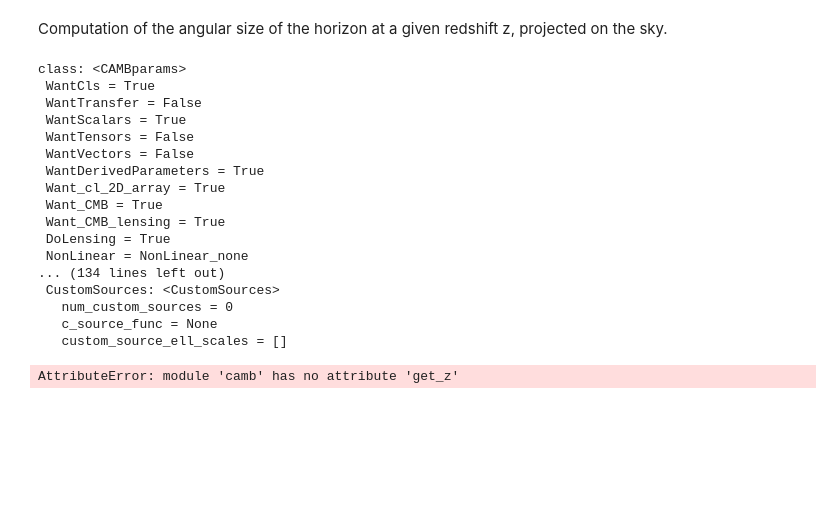
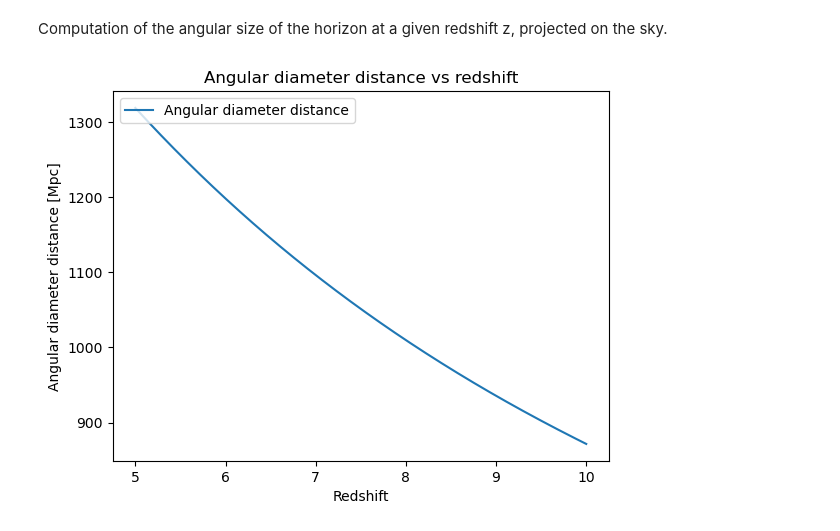
Before and after one commit to GenovaCosmology/AstroCosmoComputational, a Jupyter notebook: Students/Gabriele_Russo/CosmicStructures/ex2.ipynb, the cells around one changed output. Saved outputs shown, nothing was run; the diff lists cells and outputs as text; code cells hidden in the pictures; blank space fills up the shorter version.

```diff
--- a/Students/Gabriele_Russo/CosmicStructures/ex2.ipynb
+++ b/Students/Gabriele_Russo/CosmicStructures/ex2.ipynb
@@ -13,48 +13,3 @@ import camb
 # Set up the parameters for the fiducial cosmology
 pars = camb.set_params(H0=67.5, ombh2=0.022, omch2=0.122, mnu=0.06, omk=0, tau=0.06,
                        As=2e-9, ns=0.965, halofit_version='mead', lmax=3000)
-
-# Set up the cosmology for matter and radiation dominated universes
-pars_mat_dom = camb.CAMBparams()
-pars_rad_dom = camb.CAMBparams()
-h = 0.675
-Omega_c = 0.0
-Neutrinos = 0.0
-
-# Matter dominated universe
-Omega_b_mat_dom = 1.0
-Omega_b_rad_dom = 0.0
-
-# Radiation dominated universe
-Omega_c_mat_dom = 0.0
-Omega_c_rad_dom = 1.0
-
-pars_mat_dom.set_cosmology(H0=100*h, ombh2=Omega_b_mat_dom*h**2, omch2=Omega_c, mnu=Neutrinos)  # Matter dominated
-pars_rad_dom.set_cosmology(H0=100*h, ombh2=Omega_b_rad_dom*h**2, omch2=Omega_c, mnu=Neutrinos) # Radiation dominated
-# %% [output]
-class: <CAMBparams>
- WantCls = True
- WantTransfer = False
- WantScalars = True
- WantTensors = False
- WantVectors = False
- WantDerivedParameters = True
- Want_cl_2D_array = True
- Want_CMB = True
- Want_CMB_lensing = True
- DoLensing = True
- NonLinear = NonLinear_none
-... (134 lines left out)
- CustomSources: <CustomSources>
-   num_custom_sources = 0
-   c_source_func = None
-   custom_source_ell_scales = []
-# %%
-# Computing angular diameter distance for the fiducial cosmology
-results = camb.get_results(pars) # Get the results for the fiducial cosmology
-chis = np.linspace(0, 20000, 1000) # Define the comoving distance
-zs = camb.get_z(chis, results) # Get the redshifts
-dAs = results.angular_diameter_distance(zs) # Get the angular diameter distance
-dA_fiducial = dAs[-1] # Get the angular diameter distance at the last redshift
-# %% [output]
-AttributeError: module 'camb' has no attribute 'get_z'
@@ -64,0 +16,19 @@ results_rad_dom = camb.get_results(pars_rad_dom)
+# %%
+# Computing angular diameter distance for the fiducial cosmology
+results = camb.get_results(pars) # Get the results for the fiducial cosmology
+
+n_points = 100000
+z = np.linspace(5, 10, n_points) # Redshift
+
+DA = results.angular_diameter_distance(z) # Angular diameter distance
+
+plt.plot(z, DA, label='Angular diameter distance')
+plt.legend(loc='upper left')
+plt.xlabel('Redshift')
+plt.ylabel('Angular diameter distance [Mpc]')
+plt.title('Angular diameter distance vs redshift')
+#plt.xlim(0, 2)
+
+plt.show()
+# %% [output]
+[figure, added]
```
Also changed, not shown: parts of 4 cells of this notebook.
